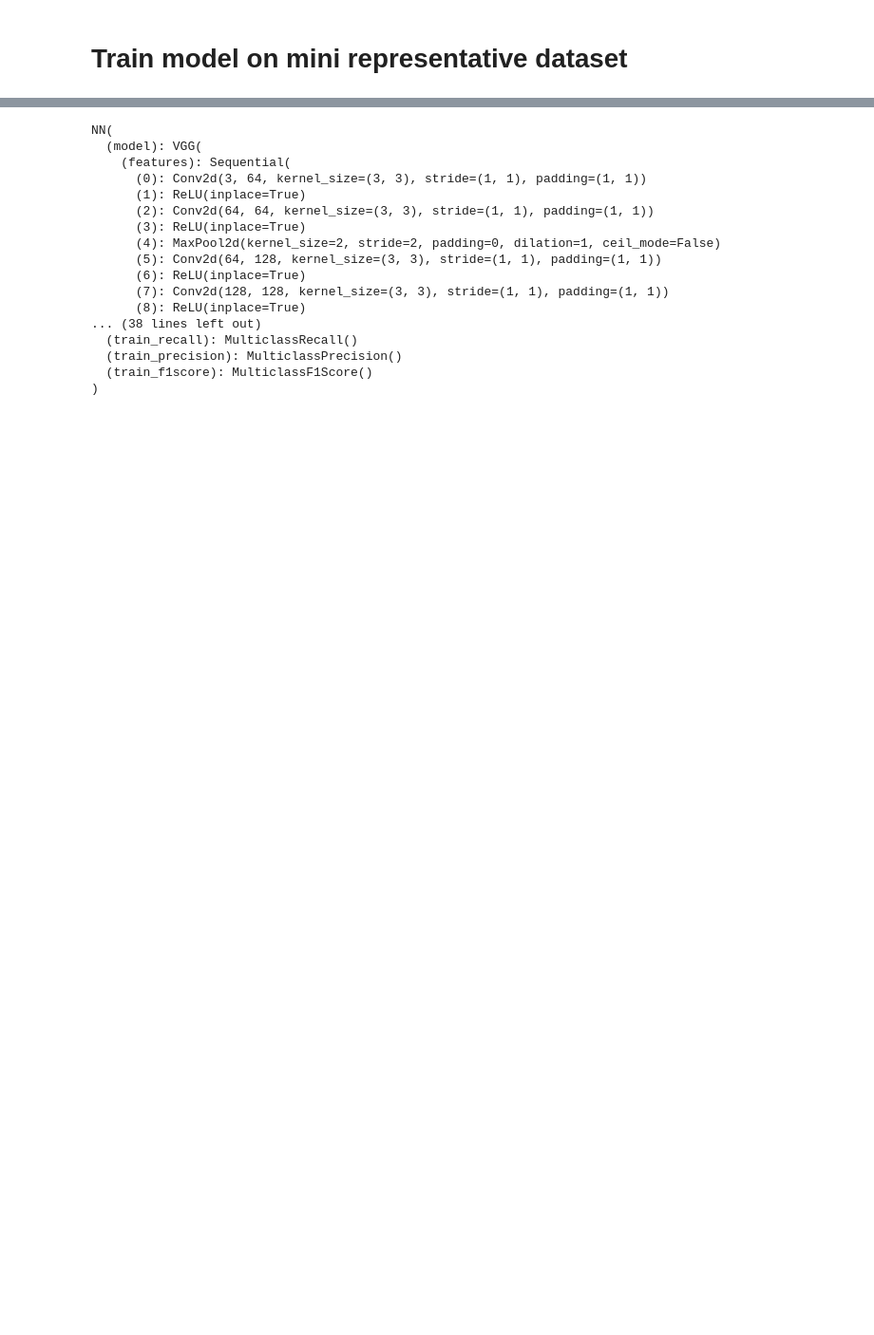
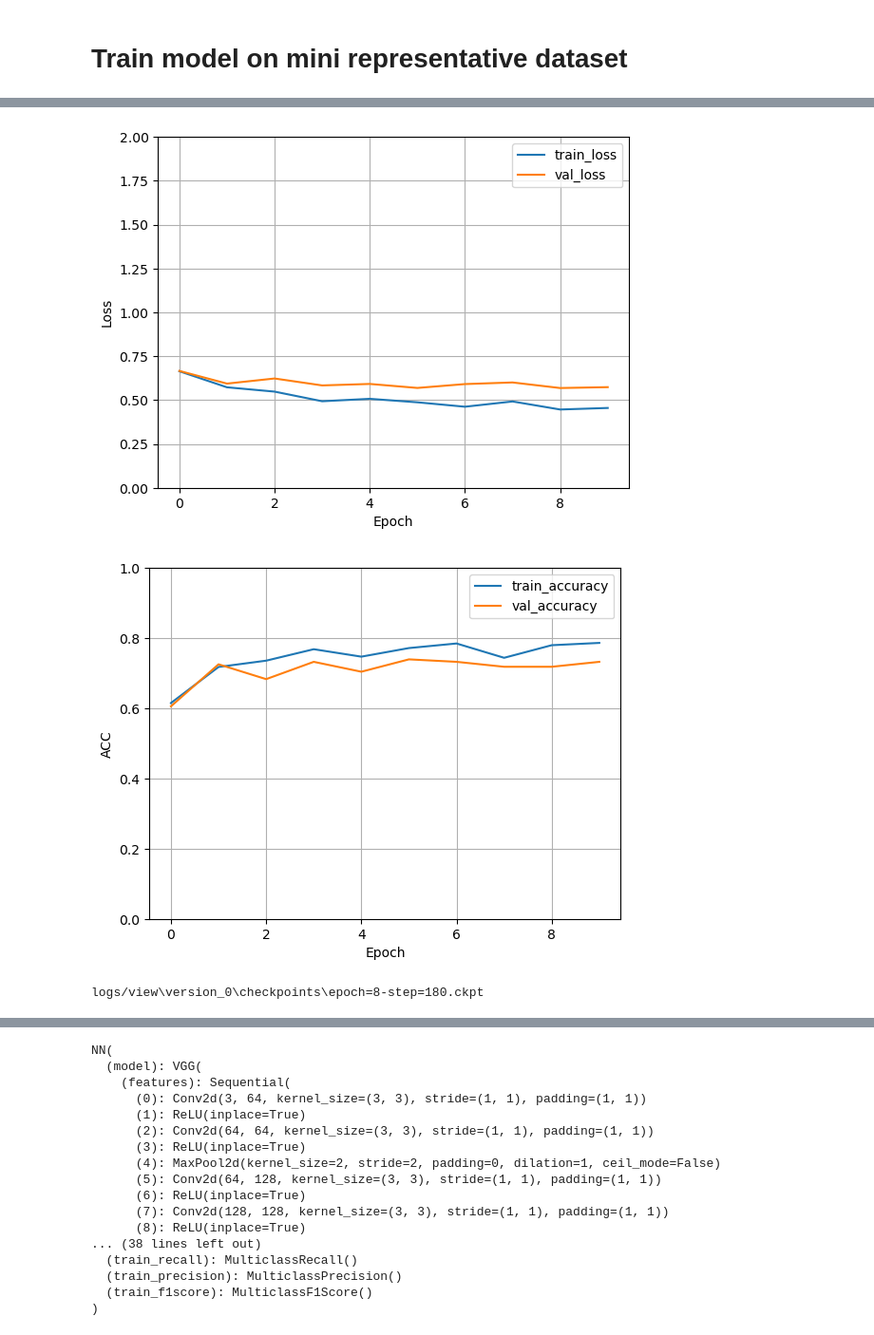
Before and after one commit to kdtb/LBST, a Jupyter notebook: m_view/train.ipynb, the cells around one changed output, grey strips where cells are left out. Shown at 95% size. Drawn from its saved outputs; the diff is of its cells as text; code cells hidden in the pictures; blank space fills up the shorter version.

```diff
--- a/m_view/train.ipynb
+++ b/m_view/train.ipynb
@@ -69,8 +84,9 @@ from customDataModule import CustomDataModule
 import config
 import pytorch_lightning as pl
 from lightning.pytorch.loggers import TensorBoardLogger
+from pytorch_lightning.loggers import CSVLogger
 from lightning.pytorch import seed_everything
-from lightning.pytorch.callbacks import ModelCheckpoint
+from pytorch_lightning.callbacks import ModelCheckpoint
 import torch
 import torchvision.models as models
 import torch.nn as nn
@@ -80,14 +96,19 @@ seed_everything(
 )  # By setting workers=True in seed_everything(), Lightning derives unique seeds across all dataloader workers and processes for torch, numpy and stdlib random number generators. When turned on, it ensures that e.g. data augmentations are not repeated across workers.
 
 
+callbacks = [ModelCheckpoint(
+    save_top_k=1, mode='min', monitor="val_loss")]  # save top 1 model
+
 
 if __name__ == "__main__":
 
-    model = models.vgg16(weights='VGG16_Weights.DEFAULT')
+    pytorch_model = models.vgg16(weights='VGG16_Weights.DEFAULT')
 
     logger = TensorBoardLogger("tb_logs", name="view") # tb_logs is the folder, name is the name of the experiment/model
+    logger2 = CSVLogger(save_dir="logs/", name="view")
+
     model = NN(
-        model=model,
+        model=pytorch_model,
         input_shape=config.INPUT_SHAPE,
         num_classes=config.NUM_CLASSES,
         learning_rate=config.LEARNING_RATE,
@@ -101,16 +122,14 @@ if __name__ == "__main__":
         num_workers=config.NUM_WORKERS,
     )
 
-
-
     trainer = pl.Trainer(
-        logger=logger, # PyTorch lightning will automatically know what we are logging by looking at our model.py logs
+        logger=[logger2, logger],
         accelerator=config.ACCELERATOR,
         devices=config.DEVICES,
         min_epochs=config.MIN_EPOCHS,
         max_epochs=config.MAX_EPOCHS,
         deterministic=config.DETERMINISTIC,
-#        callbacks=[ModelCheckpoint(monitor="val_loss", mode="min")],
+        callbacks=callbacks
     )
       # deterministic ensures random seed reproducibility
 
@@ -177,0 +178,11 @@ LOCAL_RANK: 0 - CUDA_VISIBLE_DEVICES: [0]
+# %%
+from plot_loss_and_acc import *
+plot_loss_and_acc(trainer.logger.log_dir, loss_ylim=(0.0, 2.0), acc_ylim=(0.0, 1.0))
+# %% [output]
+[figure, added]
+[figure, added]
+# %%
+path = trainer.checkpoint_callback.best_model_path
+print(path)
+# %% [output]
+logs/view\version_0\checkpoints\epoch=8-step=180.ckpt
```
Also changed, not shown: parts of 17 cells of this notebook, 4 other files.
